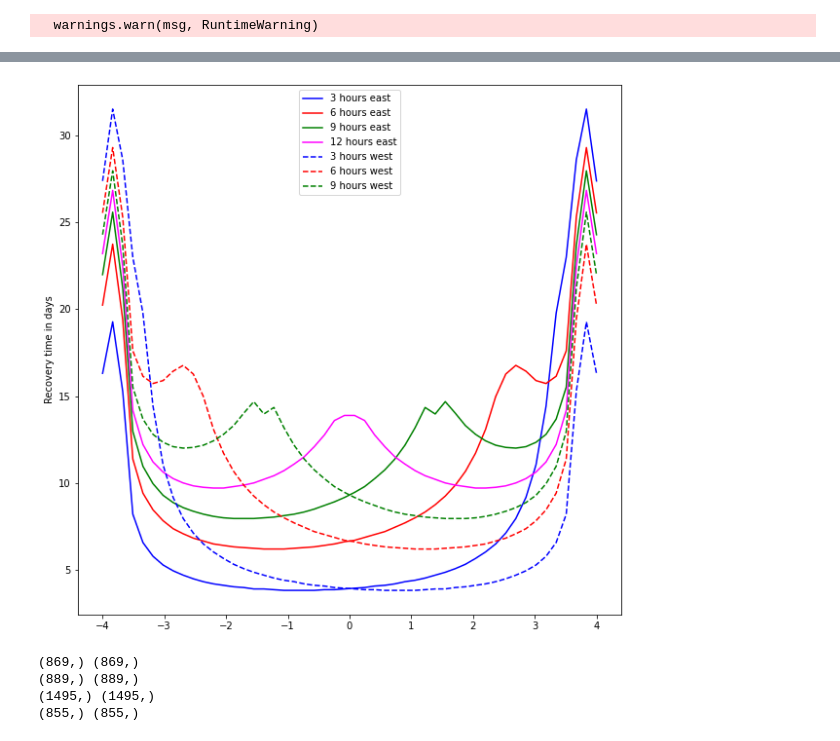
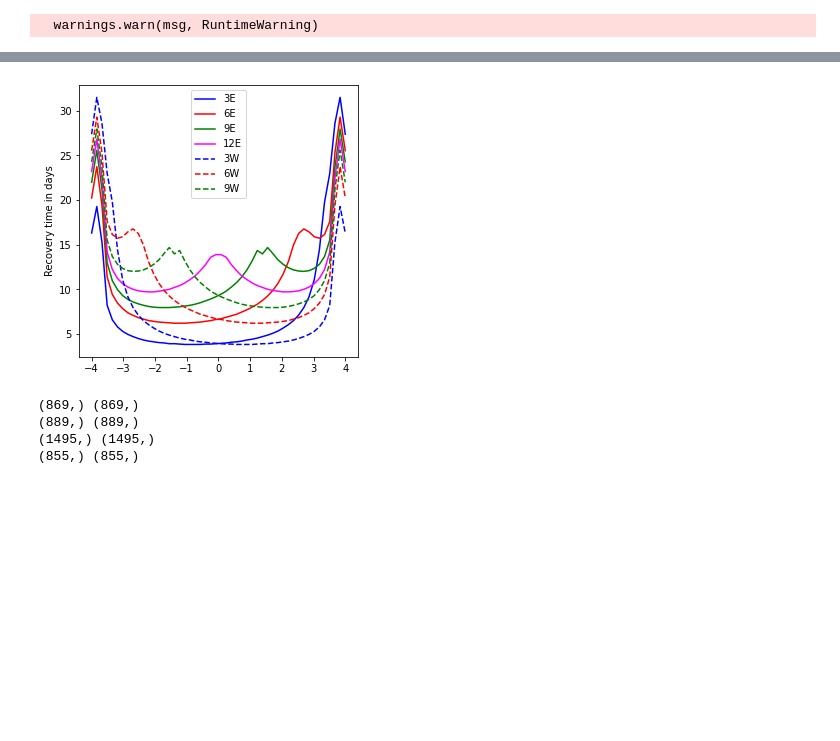
Before and after one commit to mahadevans2432/NLD-Project, a Jupyter notebook: Kuramoto_oscillator_all_graphs.ipynb, the cells around one changed output, grey strips where cells are left out. Saved outputs shown, nothing was run; the diff lists cells and outputs as text; code cells hidden in the pictures; blank space fills up the shorter version.

```diff
--- a/Kuramoto_oscillator_all_graphs.ipynb
+++ b/Kuramoto_oscillator_all_graphs.ipynb
@@ -86,0 +88,20 @@ plt.show()
+# %%
+#This has K = 4.5*Delta
+plt.quiver(x,y,u,v)
+plt.scatter(solstb[0],solstb[1],label='stable fp',c = 'brown')
+plt.scatter(solunstb[0],solunstb[1],label='unstable fp',c='purple')
+plt.scatter(solsad[0],solsad[1],label='saddle fp',c='darkgreen')
+for index in range(4):
+    lags = [8.5,9.5,12,-9]
+    colours = ['green','red','magenta','blue']
+    lagval = lags[index]
+    s = integrate(0,1000,1,lagval)
+    ICx,ICy,_,_ = getIC(lagval,Delta = Delta,Omega = Omega,K = K,F = F)#Put correct values here
+    plt.scatter(ICx,ICy,c=colours[index],label = str(lags[index])+' hours east')
+    plt.plot(s.y[0],s.y[1],c=colours[index])
+plt.axis('equal')
+plt.gcf().set_size_inches(10,10)
+plt.legend()
+plt.xlabel('Re(z)')
+plt.ylabel('Im(z)')
+plt.show()
@@ -135,7 +158,7 @@ for index in range(4):
     for f in Fspace:
         s = integrate_recovery_time_comparision(0,1000,1,lagval,F = f*Delta)
         vals.append(max(s.t)/24)
-    plt.plot(Fspace,vals,c=colours[index],label=str(lags[index])+" hours east")
+    plt.plot(Fspace,vals,c=colours[index],label=str(lags[index])+"E")
 for index in range(3):
     lags = [-3,-6,-9]
     colours = ['blue','red','green']
@@ -146,8 +169,8 @@ for index in range(3):
     for f in Fspace:
         s = integrate_recovery_time_comparision(0,1000,1,lagval,F = f*Delta)
         vals.append(max(s.t)/24)
-    plt.plot(Fspace,vals,c=colours[index],linestyle='dashed',label = str(abs(lags[index]))+' hours west')
-plt.gcf().set_size_inches(10,10)
+    plt.plot(Fspace,vals,c=colours[index],linestyle='dashed',label = str(abs(lags[index]))+'W')
+plt.gcf().set_size_inches(5,5)
 plt.axis()
 plt.legend()
 plt.ylabel('Recovery time in days')
@@ -166,7 +189,7 @@ for index in range(4):
     for k in Kspace:
         s = integrate_recovery_time_comparision(0,1000,1,lagval,K = k*Delta)
         vals.append(max(s.t)/24)
-    plt.plot(Kspace,vals,c=colours[index],label=str(lags[index])+" hours east")
+    plt.plot(Kspace,vals,c=colours[index],label=str(lags[index])+"E")
 for index in range(3):
     lags = [-3,-6,-9]
     colours = ['blue','red','green']
@@ -177,8 +200,8 @@ for index in range(3):
     for k in Kspace:
         s = integrate_recovery_time_comparision(0,1000,1,lagval,K = k*Delta)
         vals.append(max(s.t)/24)
-    plt.plot(Kspace,vals,c=colours[index],linestyle='dashed',label = str(abs(lags[index]))+' hours west')
-plt.gcf().set_size_inches(10,10)
+    plt.plot(Kspace,vals,c=colours[index],linestyle='dashed',label = str(abs(lags[index]))+'W')
+plt.gcf().set_size_inches(5,5)
 plt.axis()
 plt.ylabel('Recovery time in days')
 plt.legend()
@@ -188,34 +211,34 @@ plt.show()
 # %%
 #Versus omega/delta
 for index in range(4):
     lags = [3,6,9,12]
     colours = ['blue','red','green','magenta']
     lagval = lags[index]
 
     Ospace = np.linspace(-4,4,50)
     vals=[]
     for o in Ospace:
         s = integrate_recovery_time_comparision(0,1000,1,lagval,Omega = o*Delta)
         vals.append(max(s.t)/24)
-    plt.plot(Ospace,vals,c=colours[index],label=str(lags[index])+" hours east")
+    plt.plot(Ospace,vals,c=colours[index],label=str(lags[index])+"E")
 for index in range(3):
     lags = [-3,-6,-9]
     colours = ['blue','red','green']
     lagval = lags[index]
 
     Ospace = np.linspace(-4,4,50)
     vals=[]
     for o in Ospace:
         s = integrate_recovery_time_comparision(0,1000,1,lagval,Omega = o*Delta)
         vals.append(max(s.t)/24)
-    plt.plot(Ospace,vals,c=colours[index],linestyle='dashed',label = str(abs(lags[index]))+' hours west')
-plt.gcf().set_size_inches(10,10)
+    plt.plot(Ospace,vals,c=colours[index],linestyle='dashed',label = str(abs(lags[index]))+'W')
+plt.gcf().set_size_inches(5,5)
 plt.axis()
 plt.legend()
 plt.ylabel('Recovery time in days')
 plt.show()
 # %% [output]
-[figure, old version]
+[figure, new version]
 # %%
 def travel_time_taken(t_start,t_end,t_step,travel_time,lag,Delta = Delta,Omega = Omega,K = K,F = F):
     x = np.array([])
```
Also changed, not shown: parts of 5 cells of this notebook.
